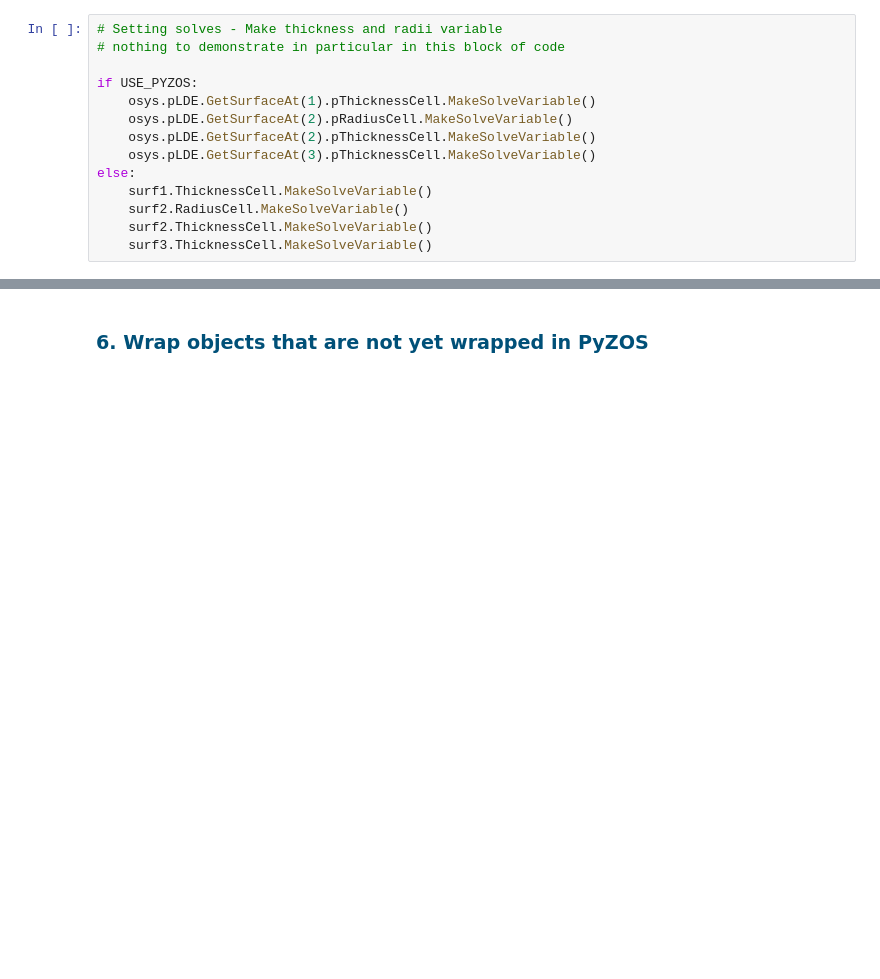
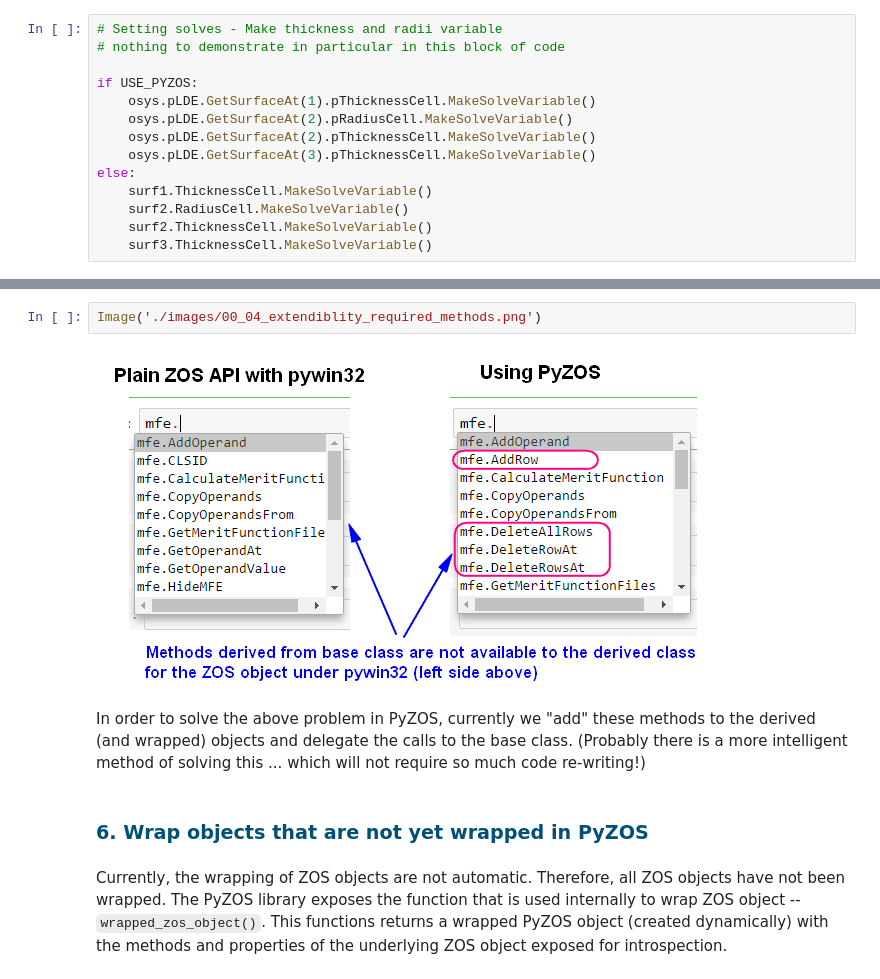
Before and after one commit to xzos/pyzos, a Jupyter notebook: Examples/jupyter_notebooks/00_Enhancing_the_ZOS_API_Interface.ipynb, the cells around one changed output, grey strips where cells are left out. Drawn from its saved outputs; the diff is of its cells as text; blank space fills up the shorter version.

```diff
--- a/Examples/jupyter_notebooks/00_Enhancing_the_ZOS_API_Interface.ipynb
+++ b/Examples/jupyter_notebooks/00_Enhancing_the_ZOS_API_Interface.ipynb
@@ -198,2 +198,10 @@ app.CloseApplication()
+# %%
+Image('./images/00_04_extendiblity_required_methods.png')
+# %% [output]
+[figure, added]
+# %% [markdown]
+In order to solve the above problem in PyZOS, currently we "add" these methods to the derived (and wrapped) objects and delegate the calls to the base class. (Probably there is a more intelligent method of solving this ... which will not require so much code re-writing!)
 # %% [markdown]
 ### <font color='#005078'>6. Wrap objects that are not yet wrapped in PyZOS</font>
+# %% [markdown]
+Currently, the wrapping of ZOS objects are not automatic. Therefore, all ZOS objects have not been wrapped. The PyZOS library exposes the function that is used internally to wrap ZOS object -- `wrapped_zos_object()`. This functions returns a wrapped PyZOS object (created dynamically) with the methods and properties of the underlying ZOS object exposed for introspection.
```
Also changed, not shown: parts of 22 cells of this notebook, 2 other files.
